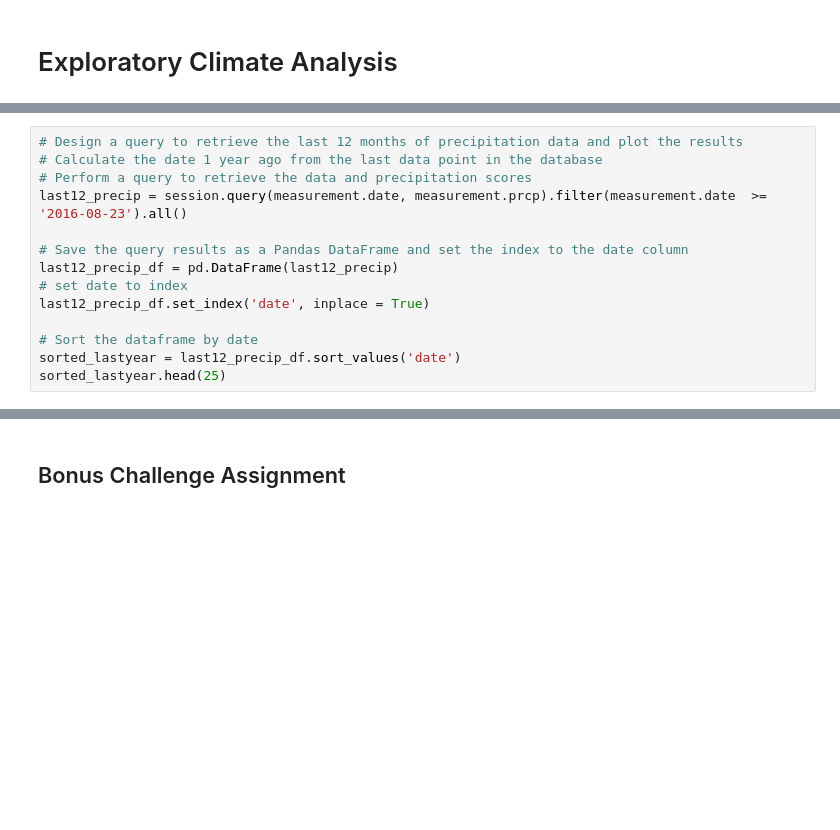
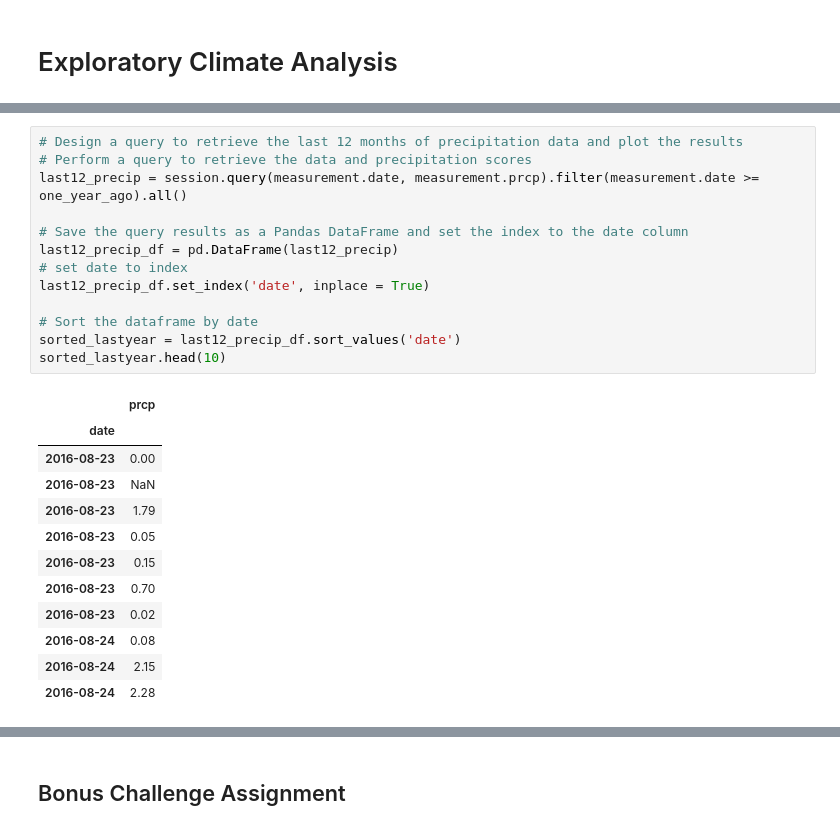
Before and after one commit to nbolt1989/climate_analysis_sqlalchemy, a Jupyter notebook: Climate.ipynb, the cells around one changed output, grey strips where cells are left out. Cells and saved outputs as stored; diff of their text form; blank space fills up the shorter version.

```diff
--- a/Climate.ipynb
+++ b/Climate.ipynb
@@ -59,17 +103,29 @@ engine.execute('select * from measurement limit 10').fetchall()
 # %%
 # Design a query to retrieve the last 12 months of precipitation data and plot the results
-# Calculate the date 1 year ago from the last data point in the database
 # Perform a query to retrieve the data and precipitation scores
-last12_precip = session.query(measurement.date, measurement.prcp).filter(measurement.date  >= '2016-08-23').all()
+last12_precip = session.query(measurement.date, measurement.prcp).filter(measurement.date >= one_year_ago).all()
 
 # Save the query results as a Pandas DataFrame and set the index to the date column
 last12_precip_df = pd.DataFrame(last12_precip)
 # set date to index
 last12_precip_df.set_index('date', inplace = True)
 
 # Sort the dataframe by date
 sorted_lastyear = last12_precip_df.sort_values('date')
-sorted_lastyear.head(25)
+sorted_lastyear.head(10)
+# %% [output]
+|  | prcp |
+| date |  |
+| 2016-08-23 | 0.00 |
+| 2016-08-23 | NaN |
+| 2016-08-23 | 1.79 |
+| 2016-08-23 | 0.05 |
+| 2016-08-23 | 0.15 |
+| 2016-08-23 | 0.70 |
+| 2016-08-23 | 0.02 |
+| 2016-08-24 | 0.08 |
+| 2016-08-24 | 2.15 |
+| 2016-08-24 | 2.28 |
 # %%
 # Use Pandas Plotting with Matplotlib to plot the data
 #set my blank slate with size:
```
Also changed, not shown: parts of 17 cells of this notebook, 1 other file.
